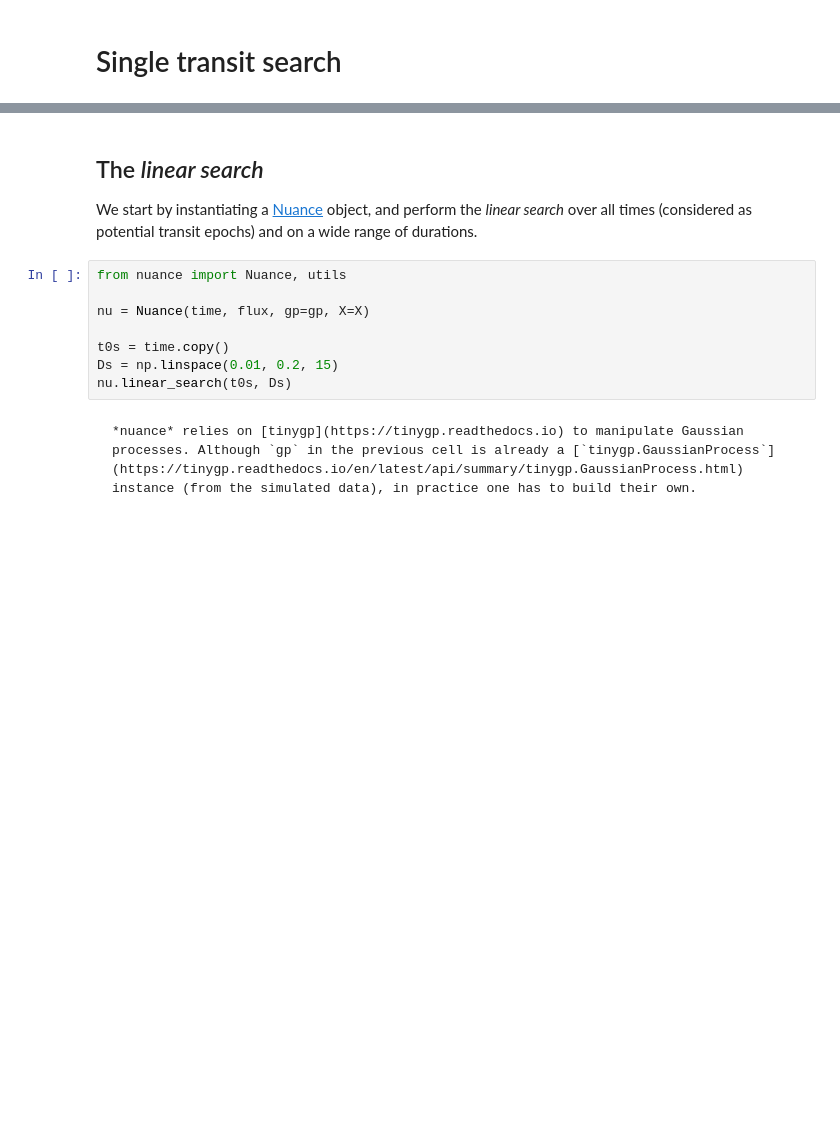
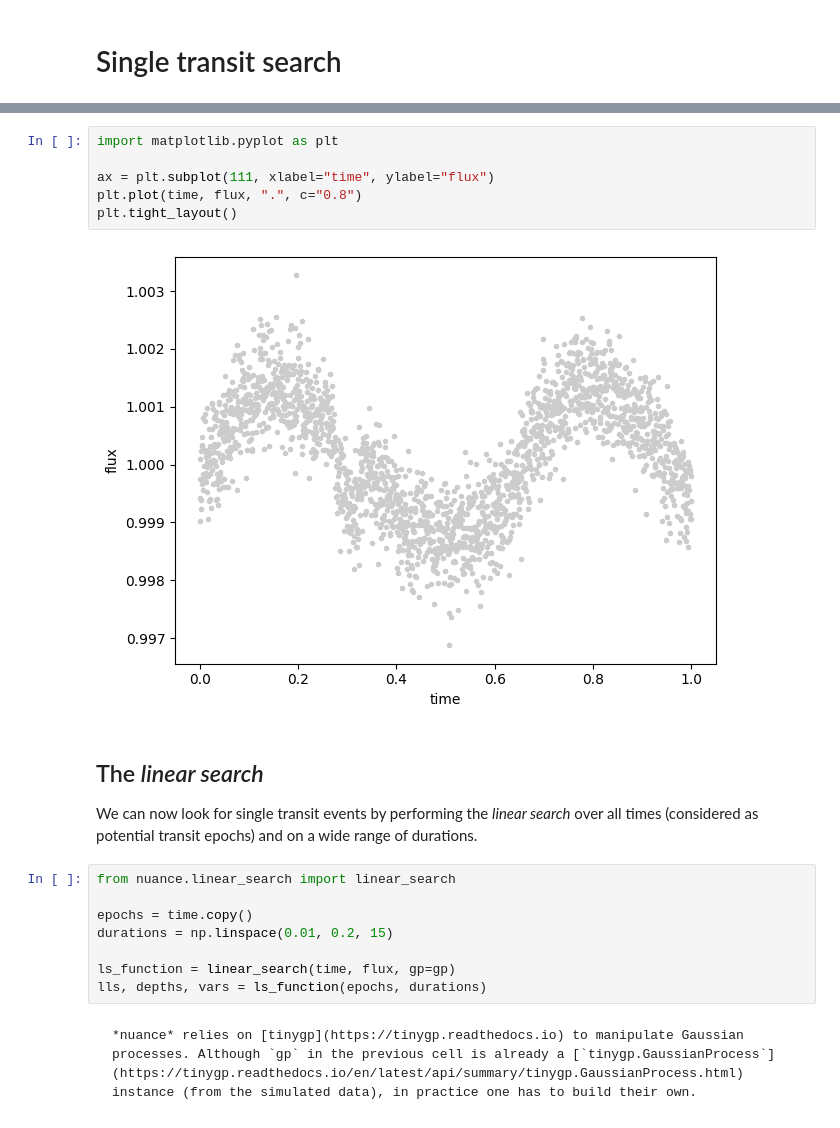
Before and after one commit to lgrcia/nuance, a Jupyter notebook: docs/notebooks/single.ipynb, the cells around one changed output, grey strips where cells are left out. Drawn from its saved outputs; the diff is of its cells as text; blank space fills up the shorter version.

````diff
--- a/docs/notebooks/single.ipynb
+++ b/docs/notebooks/single.ipynb
@@ -26,15 +30,23 @@ plt.tight_layout()
+# %%
+import matplotlib.pyplot as plt
+
+ax = plt.subplot(111, xlabel="time", ylabel="flux")
+plt.plot(time, flux, ".", c="0.8")
+plt.tight_layout()
+# %% [output]
+[figure, added]
 # %% [markdown]
 ## The *linear search*
 
-We start by instantiating a [Nuance](nuance.Nuance) object, and perform the *linear search* over all times (considered as potential transit epochs) and on a wide range of durations.
+We can now look for single transit events by performing the *linear search* over all times (considered as potential transit epochs) and on a wide range of durations.
 # %%
-from nuance import Nuance, utils
+from nuance.linear_search import linear_search
 
-nu = Nuance(time, flux, gp=gp, X=X)
+epochs = time.copy()
+durations = np.linspace(0.01, 0.2, 15)
 
-t0s = time.copy()
-Ds = np.linspace(0.01, 0.2, 15)
-nu.linear_search(t0s, Ds)
+ls_function = linear_search(time, flux, gp=gp)
+lls, depths, vars = ls_function(epochs, durations)
 # %% [markdown]
 ```{important}
 *nuance* relies on [tinygp](https://tinygp.readthedocs.io) to manipulate Gaussian processes. Although `gp` in the previous cell is already a [`tinygp.GaussianProcess`](https://tinygp.readthedocs.io/en/latest/api/summary/tinygp.GaussianProcess.html) instance (from the simulated data), in practice one has to build their own.
````
Also changed, not shown: parts of 9 cells of this notebook, 10 other files.
